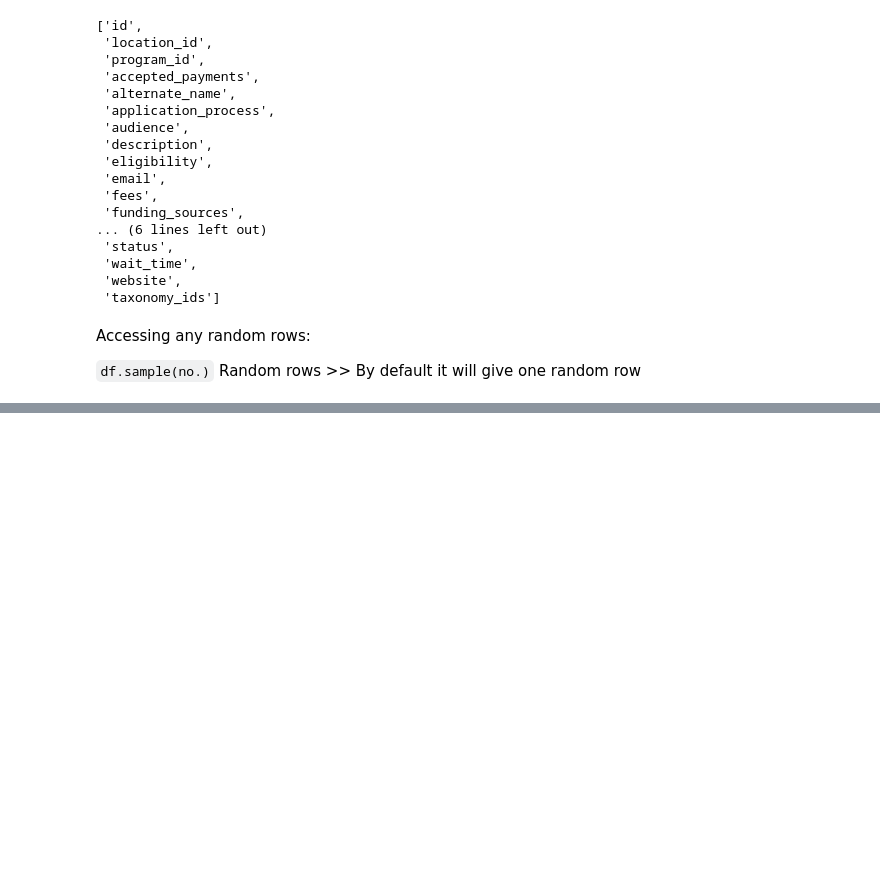
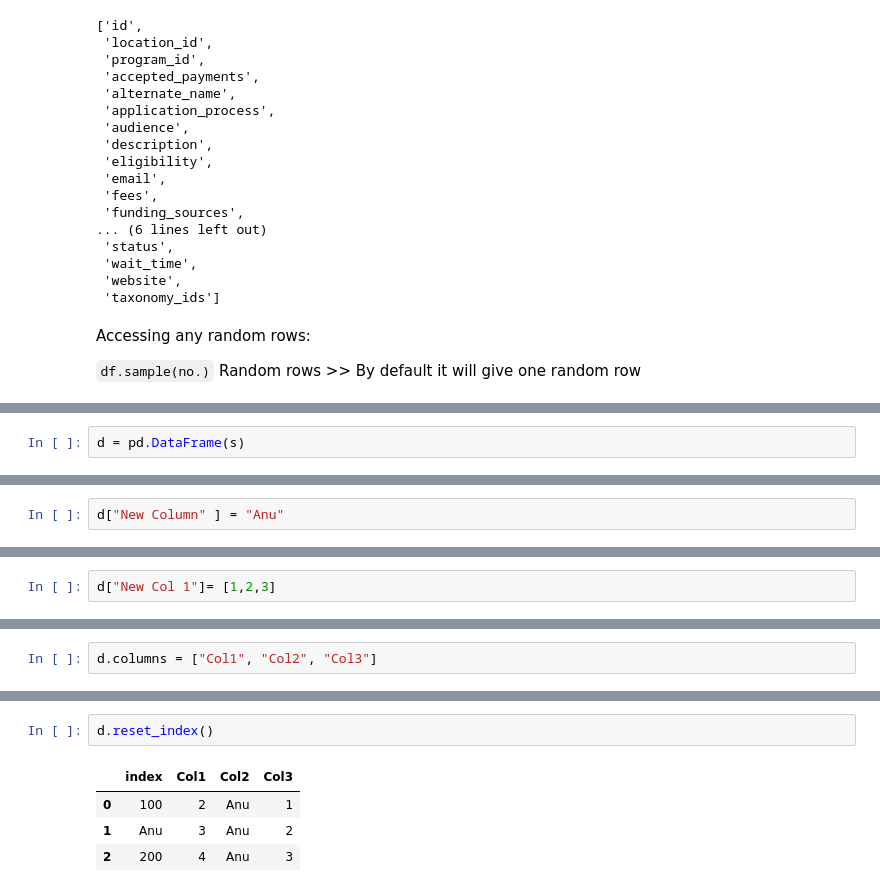
Before and after one commit to prA-G/DailyPythonNotes, a Jupyter notebook: 18_Pandas.ipynb, the cells around one changed output, grey strips where cells are left out. Cells and saved outputs as stored; diff of their text form; blank space fills up the shorter version.

```diff
--- a/18_Pandas.ipynb
+++ b/18_Pandas.ipynb
@@ -399,0 +513,2 @@ df.sample(2)
+# %%
+d = pd.DataFrame(s)
@@ -399,0 +528,2 @@ df.sample(2)
+# %%
+d["New Column" ] = "Anu"
@@ -399,0 +544,2 @@ df.sample(2)
+# %%
+d["New Col 1"]= [1,2,3]
@@ -399,0 +559,2 @@ df.sample(2)
+# %%
+d.columns = ["Col1", "Col2", "Col3"]
@@ -399,0 +577,7 @@ df.sample(2)
+# %%
+d.reset_index()
+# %% [output]
+|  | index | Col1 | Col2 | Col3 |
+| 0 | 100 | 2 | Anu | 1 |
+| 1 | Anu | 3 | Anu | 2 |
+| 2 | 200 | 4 | Anu | 3 |
```
Also changed, not shown: parts of 23 cells of this notebook, 1 other file.
